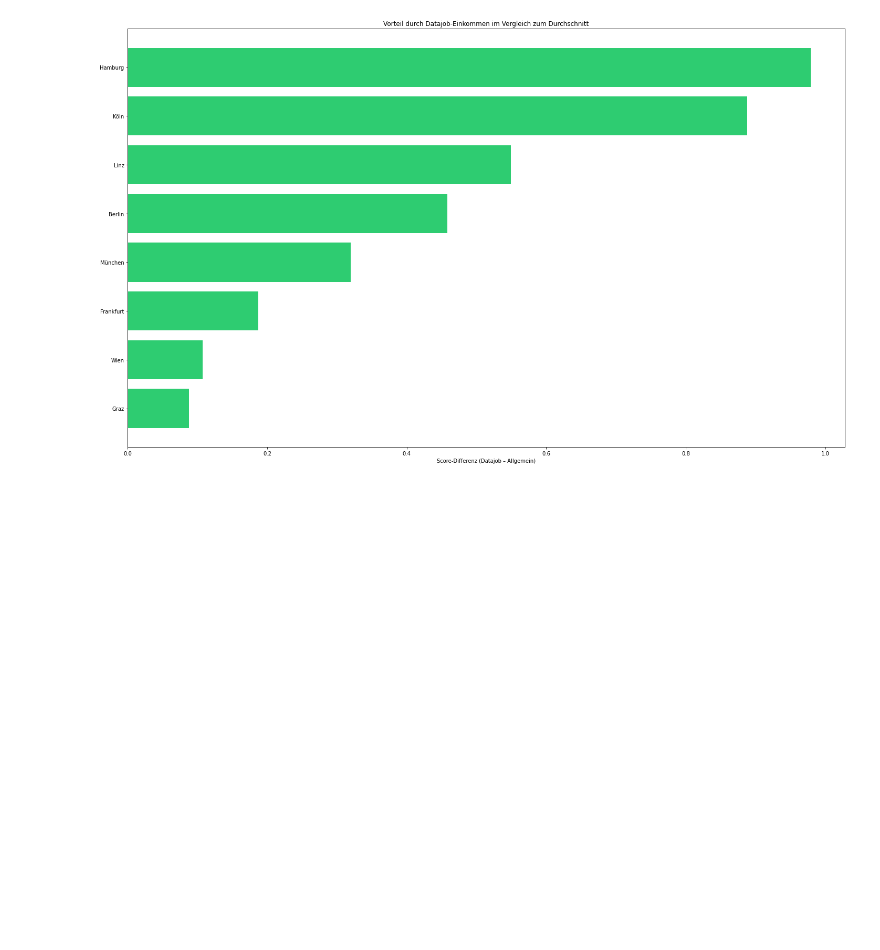
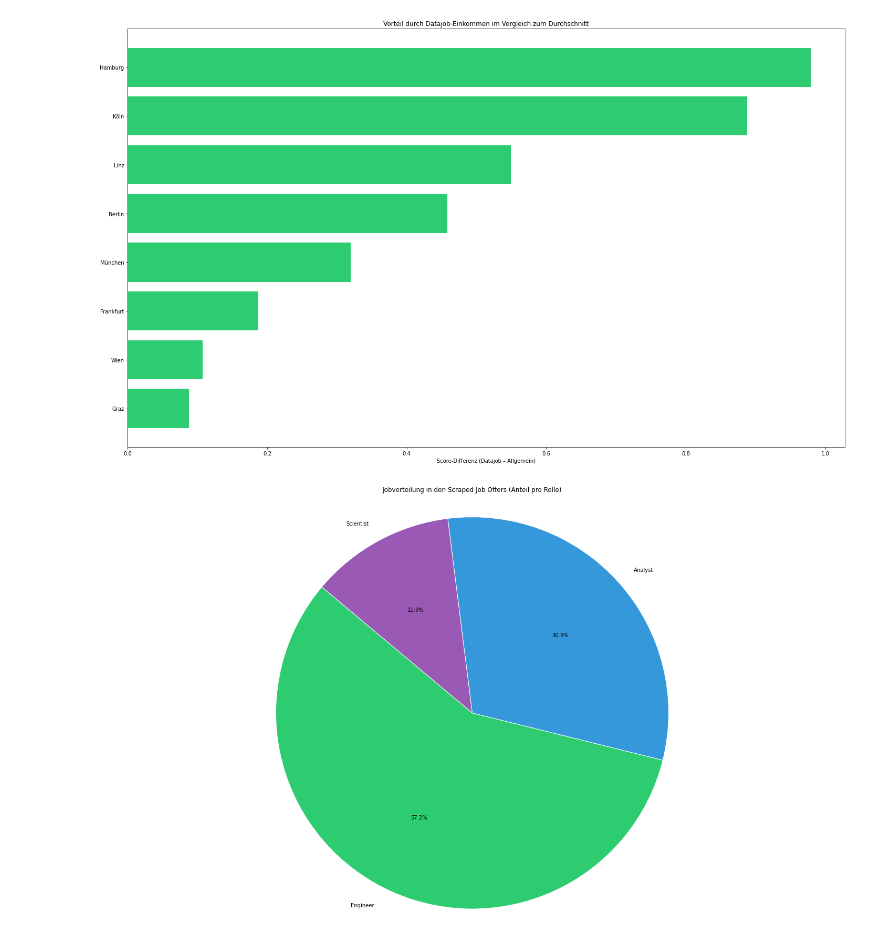
Before and after one commit to hamulicemir/bdeng-project, a Jupyter notebook: prj/notebooks/dual_score_analysis.ipynb, the cells around one changed output. Saved outputs shown, nothing was run; the diff lists cells and outputs as text; code cells hidden in the pictures; blank space fills up the shorter version.

```diff
--- a/prj/notebooks/dual_score_analysis.ipynb
+++ b/prj/notebooks/dual_score_analysis.ipynb
@@ -100,3 +100,48 @@ plt.tight_layout()
 plt.show()
 # %% [output]
 [figure]
+# %%
+import pandas as pd
+import matplotlib.pyplot as plt
+
+# Scraped-Daten laden
+scraped_jobs_df = pd.read_csv("../output/ScrapedJobOffersAllCleaned.csv")
+
+# Rollenklassifikation
+def classify_role(title):
+    title = str(title).lower()
+    if "analyst" in title:
+        return "Analyst"
+    elif "scientist" in title:
+        return "Scientist"
+    elif "engineer" in title:
+        return "Engineer"
+    else:
+        return "Other"
+
+# Jobrolle zuweisen
+scraped_jobs_df["job_role"] = scraped_jobs_df["job_title"].apply(classify_role)
+
+# Zählen
+role_counts = scraped_jobs_df["job_role"].value_counts()
+roles = ["Engineer", "Analyst", "Scientist"]
+counts = [role_counts.get(r, 0) for r in roles]
+
+# Visualisierung als Tortendiagramm
+colors = ["#2ECC71", "#3498DB", "#9B59B6"]
+
+plt.figure(figsize=(20, 12))
+plt.pie(
+    counts,
+    labels=roles,
+    colors=colors,
+    autopct='%1.1f%%',
+    startangle=140,
+    wedgeprops={'edgecolor': 'white'}
+)
+plt.title("Jobverteilung in den Scraped Job Offers (Anteil pro Rolle)")
+plt.axis("equal")  # Kreisform beibehalten
+plt.tight_layout()
+plt.show()
+# %% [output]
+[figure, added]
```
Also changed, not shown: 1 other file.
